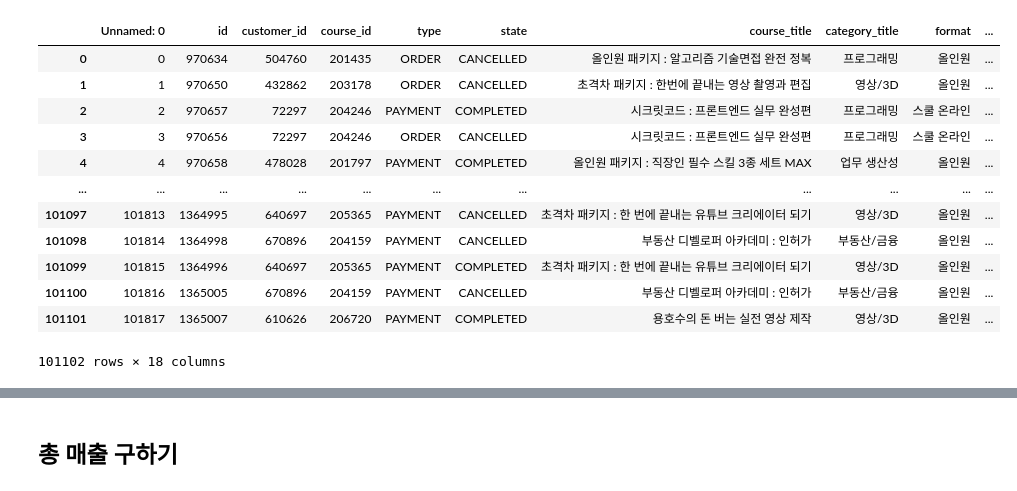
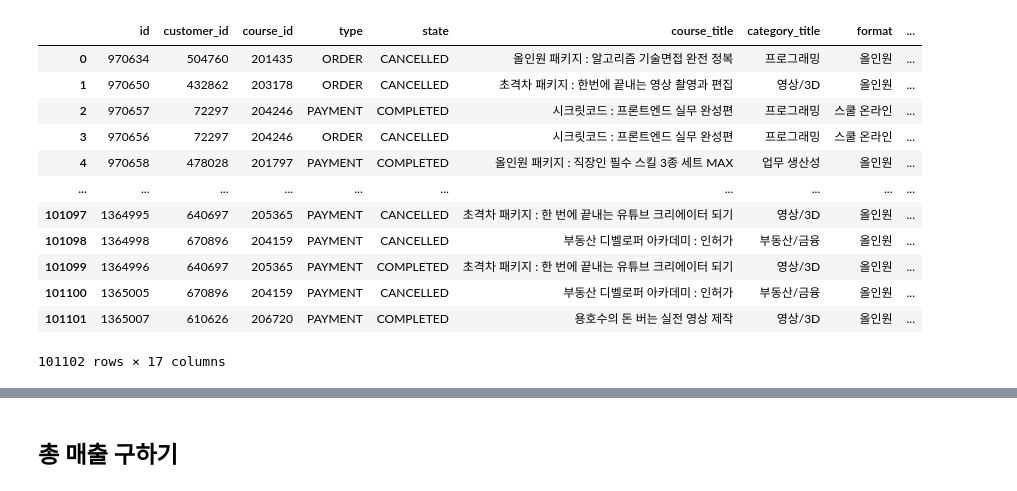
Before and after one commit to jbkim0530/Fast-campus-EDA, a Jupyter notebook: 22-07-01_bobjo_visualization_form_GG.ipynb, the cells around one changed output, grey strips where cells are left out. Cells and saved outputs as stored; diff of their text form; code cells hidden in the pictures.

```diff
--- a/22-07-01_bobjo_visualization_form_GG.ipynb
+++ b/22-07-01_bobjo_visualization_form_GG.ipynb
@@ -6,17 +8,17 @@ import seaborn as sns
 # %%
-df = pd.read_csv('./2022-07-01_bob.csv')
+df = pd.read_csv('2022-06-29_last_bab2.csv', parse_dates=["completed_at","marketing_start_at"])
 df
 # %% [output]
-|  | Unnamed: 0 | id | customer_id | course_id | type | state | course_title | category_title | format | ... |
-| 0 | 0 | 970634 | 504760 | 201435 | ORDER | CANCELLED | 올인원 패키지 : 알고리즘 기술면접 완전 정복 | 프로그래밍 | 올인원 | ... |
-| 1 | 1 | 970650 | 432862 | 203178 | ORDER | CANCELLED | 초격차 패키지 : 한번에 끝내는 영상 촬영과 편집 | 영상/3D | 올인원 | ... |
-| 2 | 2 | 970657 | 72297 | 204246 | PAYMENT | COMPLETED | 시크릿코드 : 프론트엔드 실무 완성편 | 프로그래밍 | 스쿨 온라인 | ... |
-| 3 | 3 | 970656 | 72297 | 204246 | ORDER | CANCELLED | 시크릿코드 : 프론트엔드 실무 완성편 | 프로그래밍 | 스쿨 온라인 | ... |
-| 4 | 4 | 970658 | 478028 | 201797 | PAYMENT | COMPLETED | 올인원 패키지 : 직장인 필수 스킬 3종 세트 MAX | 업무 생산성 | 올인원 | ... |
-| ... | ... | ... | ... | ... | ... | ... | ... | ... | ... | ... |
-| 101097 | 101813 | 1364995 | 640697 | 205365 | PAYMENT | CANCELLED | 초격차 패키지 : 한 번에 끝내는 유튜브 크리에이터 되기 | 영상/3D | 올인원 | ... |
-| 101098 | 101814 | 1364998 | 670896 | 204159 | PAYMENT | CANCELLED | 부동산 디벨로퍼 아카데미 : 인허가 | 부동산/금융 | 올인원 | ... |
-| 101099 | 101815 | 1364996 | 640697 | 205365 | PAYMENT | COMPLETED | 초격차 패키지 : 한 번에 끝내는 유튜브 크리에이터 되기 | 영상/3D | 올인원 | ... |
-| 101100 | 101816 | 1365005 | 670896 | 204159 | PAYMENT | CANCELLED | 부동산 디벨로퍼 아카데미 : 인허가 | 부동산/금융 | 올인원 | ... |
-| 101101 | 101817 | 1365007 | 610626 | 206720 | PAYMENT | COMPLETED | 용호수의 돈 버는 실전 영상 제작 | 영상/3D | 올인원 | ... |
+|  | id | customer_id | course_id | type | state | course_title | category_title | format | ... |
+| 0 | 970634 | 504760 | 201435 | ORDER | CANCELLED | 올인원 패키지 : 알고리즘 기술면접 완전 정복 | 프로그래밍 | 올인원 | ... |
+| 1 | 970650 | 432862 | 203178 | ORDER | CANCELLED | 초격차 패키지 : 한번에 끝내는 영상 촬영과 편집 | 영상/3D | 올인원 | ... |
+| 2 | 970657 | 72297 | 204246 | PAYMENT | COMPLETED | 시크릿코드 : 프론트엔드 실무 완성편 | 프로그래밍 | 스쿨 온라인 | ... |
+| 3 | 970656 | 72297 | 204246 | ORDER | CANCELLED | 시크릿코드 : 프론트엔드 실무 완성편 | 프로그래밍 | 스쿨 온라인 | ... |
+| 4 | 970658 | 478028 | 201797 | PAYMENT | COMPLETED | 올인원 패키지 : 직장인 필수 스킬 3종 세트 MAX | 업무 생산성 | 올인원 | ... |
+| ... | ... | ... | ... | ... | ... | ... | ... | ... | ... |
+| 101097 | 1364995 | 640697 | 205365 | PAYMENT | CANCELLED | 초격차 패키지 : 한 번에 끝내는 유튜브 크리에이터 되기 | 영상/3D | 올인원 | ... |
+| 101098 | 1364998 | 670896 | 204159 | PAYMENT | CANCELLED | 부동산 디벨로퍼 아카데미 : 인허가 | 부동산/금융 | 올인원 | ... |
+| 101099 | 1364996 | 640697 | 205365 | PAYMENT | COMPLETED | 초격차 패키지 : 한 번에 끝내는 유튜브 크리에이터 되기 | 영상/3D | 올인원 | ... |
+| 101100 | 1365005 | 670896 | 204159 | PAYMENT | CANCELLED | 부동산 디벨로퍼 아카데미 : 인허가 | 부동산/금융 | 올인원 | ... |
+| 101101 | 1365007 | 610626 | 206720 | PAYMENT | COMPLETED | 용호수의 돈 버는 실전 영상 제작 | 영상/3D | 올인원 | ... |
-101102 rows × 18 columns
+101102 rows × 17 columns
```
Also changed, not shown: parts of 37 cells of this notebook.
